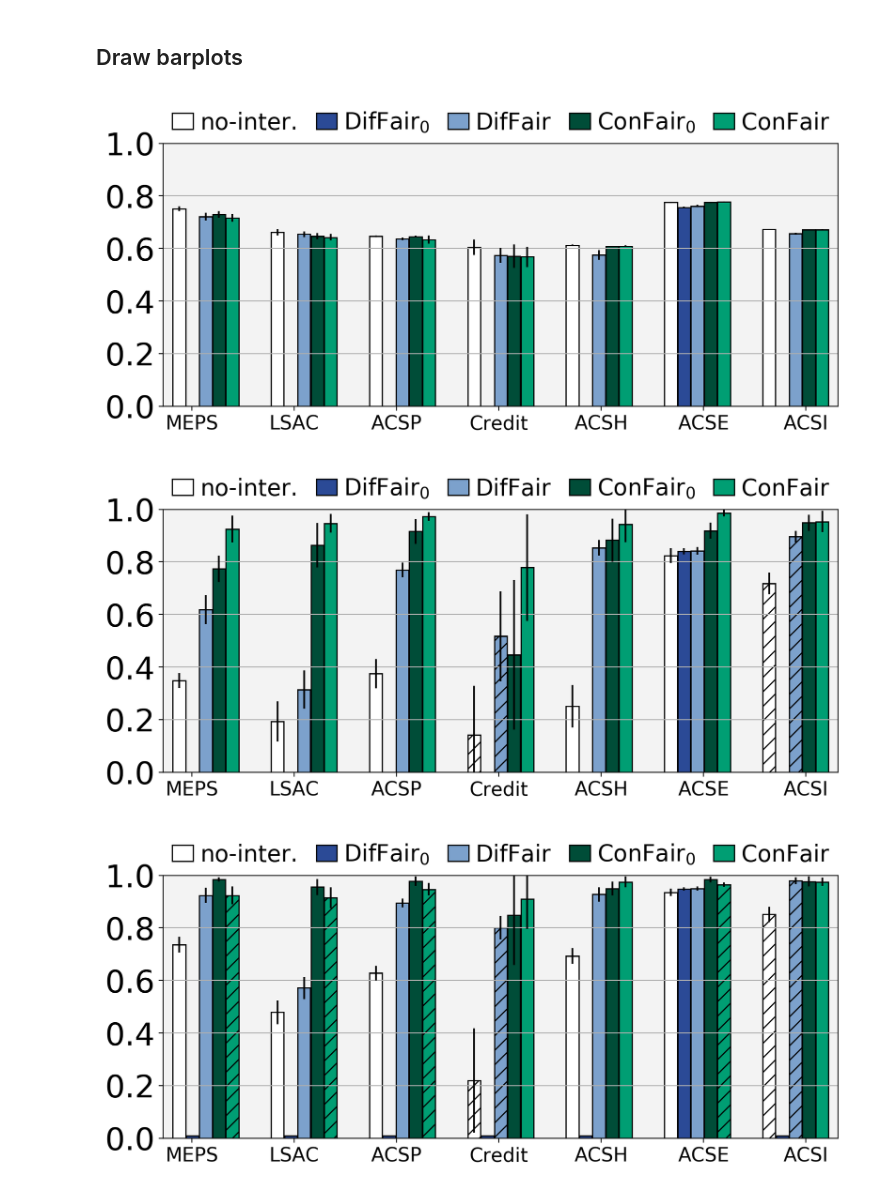
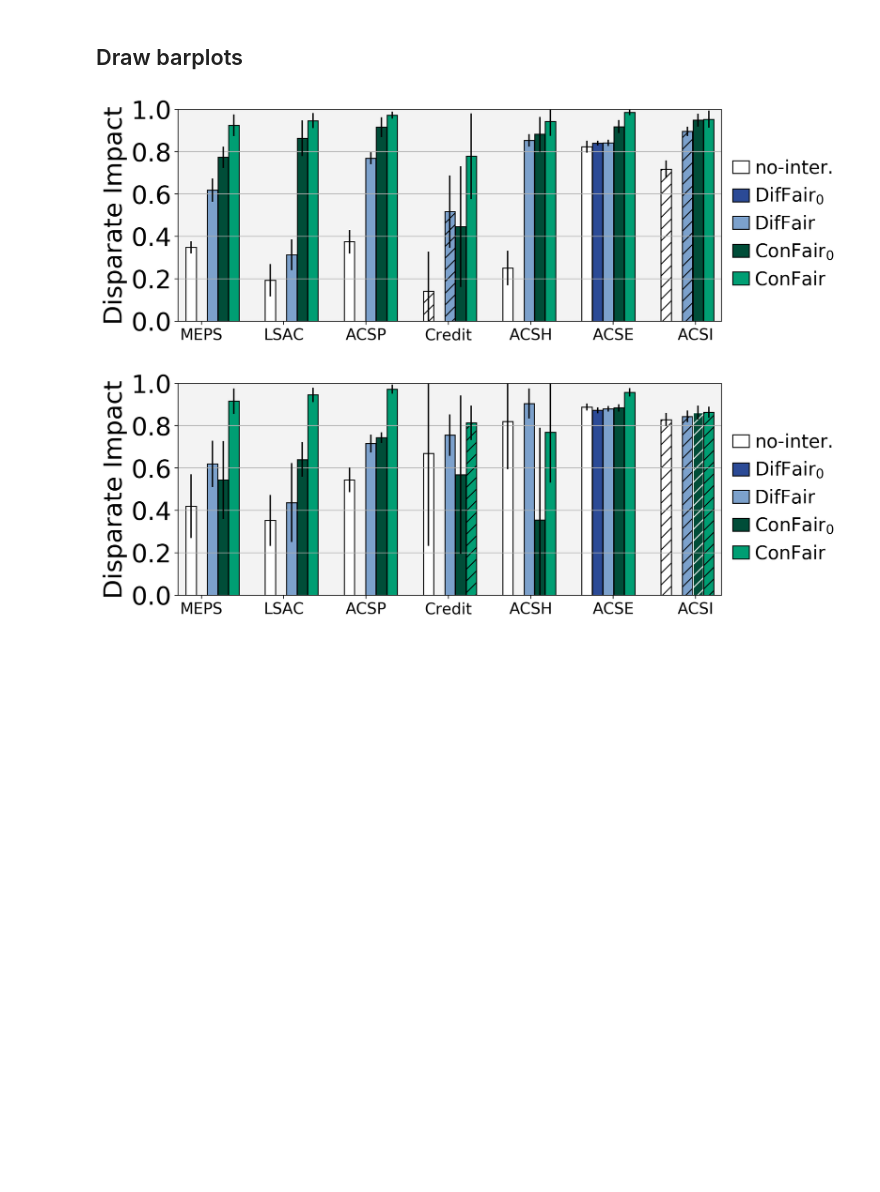
Before and after one commit to DataProfilor/ConFair, a Jupyter notebook: notebooks/Vis_OPT_CC.ipynb, the cells around one changed output. Cells and saved outputs as stored; diff of their text form; code cells hidden in the pictures; blank space fills up the shorter version.

Commit message:
update notebooks to map with execution scripts

```diff
--- a/notebooks/Vis_OPT_CC.ipynb
+++ b/notebooks/Vis_OPT_CC.ipynb
@@ -86,13 +86,4 @@ eval_df.head()
 | 2 | meps16 | LR | 1 | MCC-MIN | all | EQDiff | -1.0 | 0.0 | 0 |
 | 3 | meps16 | LR | 1 | MCC-MIN | all | AvgOddsDiff | -1.0 | 0.0 | 0 |
 | 4 | meps16 | LR | 1 | MCC-MIN | all | SPDiff | -1.0 | 0.0 | 0 |
-# %%
-# TODO: MOVE to python script
-def add_suffix(x):
-    if 'MCC' in x:
-        return x+'-NOOPT'
-    else:
-        return x
-# rename the no opt case
-eval_df['method'] = eval_df['method'].apply(lambda x: add_suffix(x))
 # %%
@@ -212,7 +207,6 @@ plot_path = repo_dir+ 'intermediate/plots/opt/'
 make_folder(plot_path)
 # %%
 eval_suffix = 'ConFair-DifFair-opt'
-
 # new order of datasets in visualization
 exp_datasets = ['meps16', 'lsac', 'ACSP', 'credit', 'ACSH', 'ACSE', 'ACSI']
 exp_ticks = ['MEPS', 'LSAC', 'ACSP', 'Credit', 'ACSH', 'ACSE', 'ACSI']
@@ -221,36 +215,35 @@ exp_ticks = ['MEPS', 'LSAC', 'ACSP', 'Credit', 'ACSH', 'ACSE', 'ACSI']
 fair_settings = ['ORIG', 'MCC-MIN-NOOPT', 'MCC-MIN', 'SCC-KAM-NOOPT', 'SCC-KAM']
 fair_legends = ['no-inter.', 'DifFair$_0$', 'DifFair', 'ConFair$_0$','ConFair']
 
-eval_metrics = ['BalAcc', 'DI', 'AvgOddsDiff', 'EQDiff', 'FPRDiff', 'FNRDiff', 'ERRDiff'][:3]
+eval_metrics = ['BalAcc', 'DI', 'AvgOddsDiff', 'EQDiff', 'FPRDiff', 'FNRDiff', 'ERRDiff'][1:2]
 
 
 color_map = {'ORIG': {'face':'#ffffff', 'filling':'black'},
              'MCC-MIN-NOOPT': {'face':'#2b4a96', 'filling':'white'},
              'MCC-MIN': {'face':'#7ca1cc', 'filling':'black'},
              'SCC-KAM-NOOPT': {'face':'#004d38', 'filling':'white'},
              'SCC-KAM': {'face':'#009e73', 'filling':'black'}
             }
 
 x_tick_set = 6.4
 
 y_label_map = {'BalAcc': 'BalAcc',
                'DI': 'Disparate Impact',
                'AvgOddsDiff': 'AOD'}
 
 for model_name in models:
 
     vis_df = eval_df.query('model=="{}"'.format(model_name))
 
     for exp_metric in eval_metrics:
         y_label = y_label_map[exp_metric]
 
         output_name = '{}{}-{}-{}.png'.format(plot_path, model_name, eval_suffix, exp_metric)
         bar_plots(vis_df, output_name, exp_datasets, exp_metric, fair_settings, group_input='all',
                   x_ticks=exp_ticks, color_map=color_map,
-                  legend_names=fair_legends, x_tick_offset=x_tick_set, y_label=None,
+                  legend_names=fair_legends, x_tick_offset=x_tick_set, y_label=y_label,
                   legend_col=len(fair_settings),
                   save_to_disc=True)
 # %% [output]
-[figure, old version]
+[figure, new version]
-[figure, old version]
+[figure, new version]
-[figure, removed]
```
Also changed, not shown: parts of 3 cells of this notebook, 2 other files.
